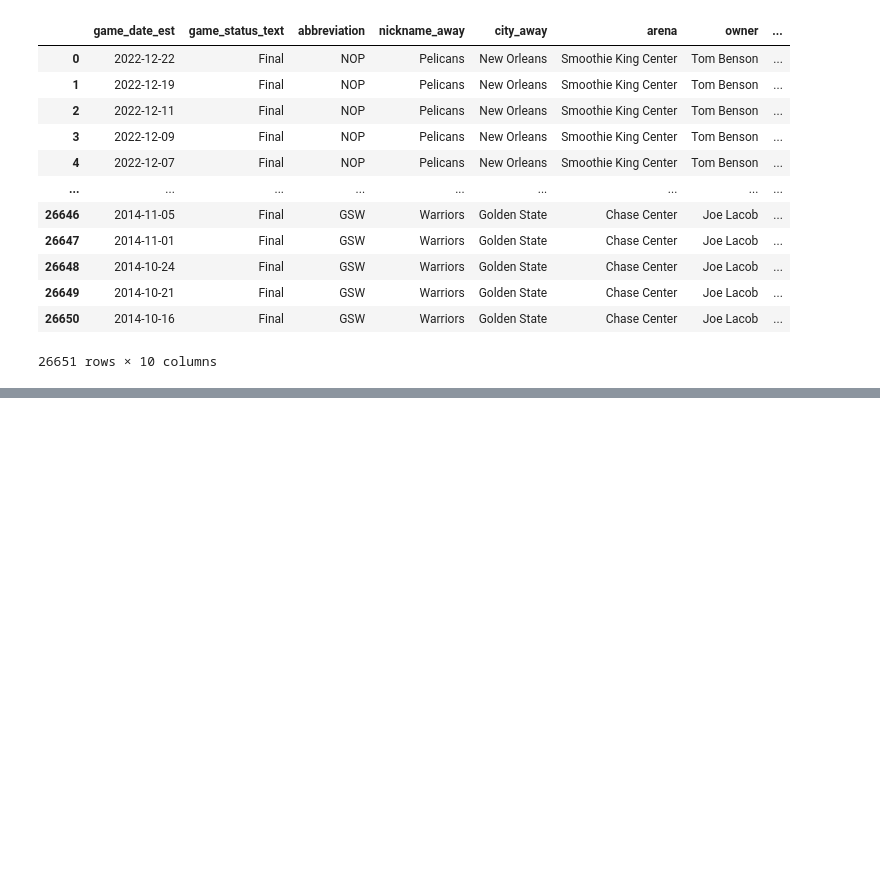
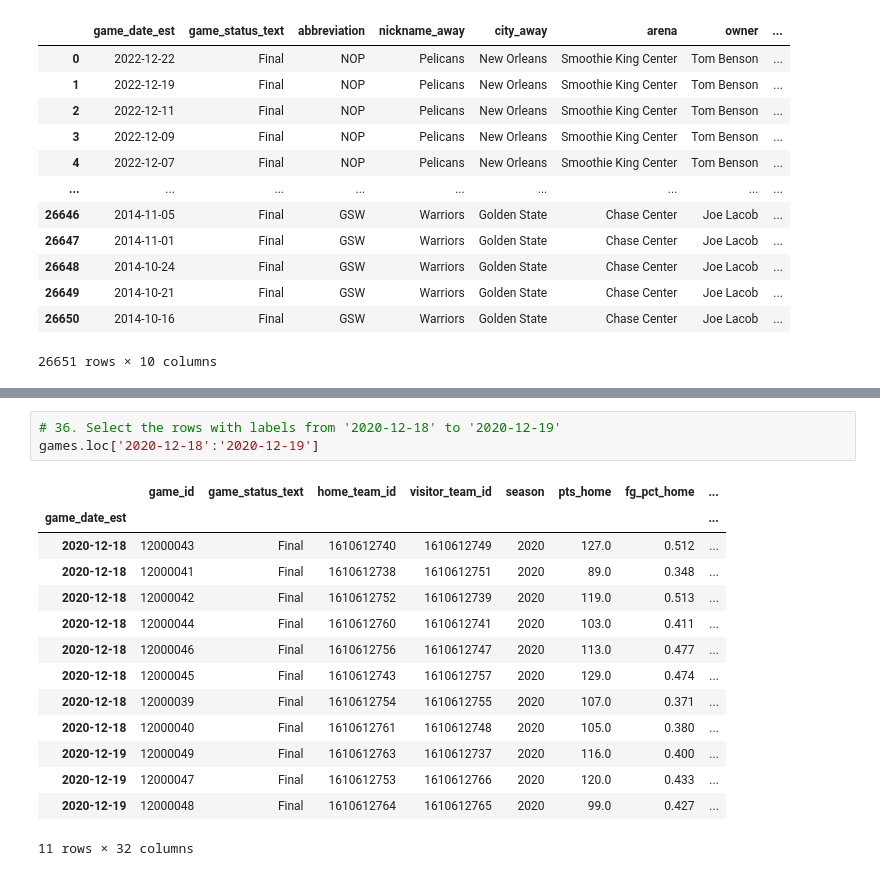
Before and after one commit to ankitlovanshi/pandas_project, a Jupyter notebook: project_games_teams.ipynb, the cells around one changed output, grey strips where cells are left out. Saved outputs shown, nothing was run; the diff lists cells and outputs as text; blank space fills up the shorter version.

```diff
--- a/project_games_teams.ipynb
+++ b/project_games_teams.ipynb
@@ -328,0 +410,18 @@ games.select_dtypes(exclude = 'number')
+# %%
+# 36. Select the rows with labels from '2020-12-18' to '2020-12-19'
+games.loc['2020-12-18':'2020-12-19']
+# %% [output]
+|  | game_id | game_status_text | home_team_id | visitor_team_id | season | pts_home | fg_pct_home | ... |
+| game_date_est |  |  |  |  |  |  |  | ... |
+| 2020-12-18 | 12000043 | Final | 1610612740 | 1610612749 | 2020 | 127.0 | 0.512 | ... |
+| 2020-12-18 | 12000041 | Final | 1610612738 | 1610612751 | 2020 | 89.0 | 0.348 | ... |
+| 2020-12-18 | 12000042 | Final | 1610612752 | 1610612739 | 2020 | 119.0 | 0.513 | ... |
+| 2020-12-18 | 12000044 | Final | 1610612760 | 1610612741 | 2020 | 103.0 | 0.411 | ... |
+| 2020-12-18 | 12000046 | Final | 1610612756 | 1610612747 | 2020 | 113.0 | 0.477 | ... |
+| 2020-12-18 | 12000045 | Final | 1610612743 | 1610612757 | 2020 | 129.0 | 0.474 | ... |
+| 2020-12-18 | 12000039 | Final | 1610612754 | 1610612755 | 2020 | 107.0 | 0.371 | ... |
+| 2020-12-18 | 12000040 | Final | 1610612761 | 1610612748 | 2020 | 105.0 | 0.380 | ... |
+| 2020-12-19 | 12000049 | Final | 1610612763 | 1610612737 | 2020 | 116.0 | 0.400 | ... |
+| 2020-12-19 | 12000047 | Final | 1610612753 | 1610612766 | 2020 | 120.0 | 0.433 | ... |
+| 2020-12-19 | 12000048 | Final | 1610612764 | 1610612765 | 2020 | 99.0 | 0.427 | ... |
+11 rows × 32 columns
```
Also changed, not shown: parts of 12 cells of this notebook.
